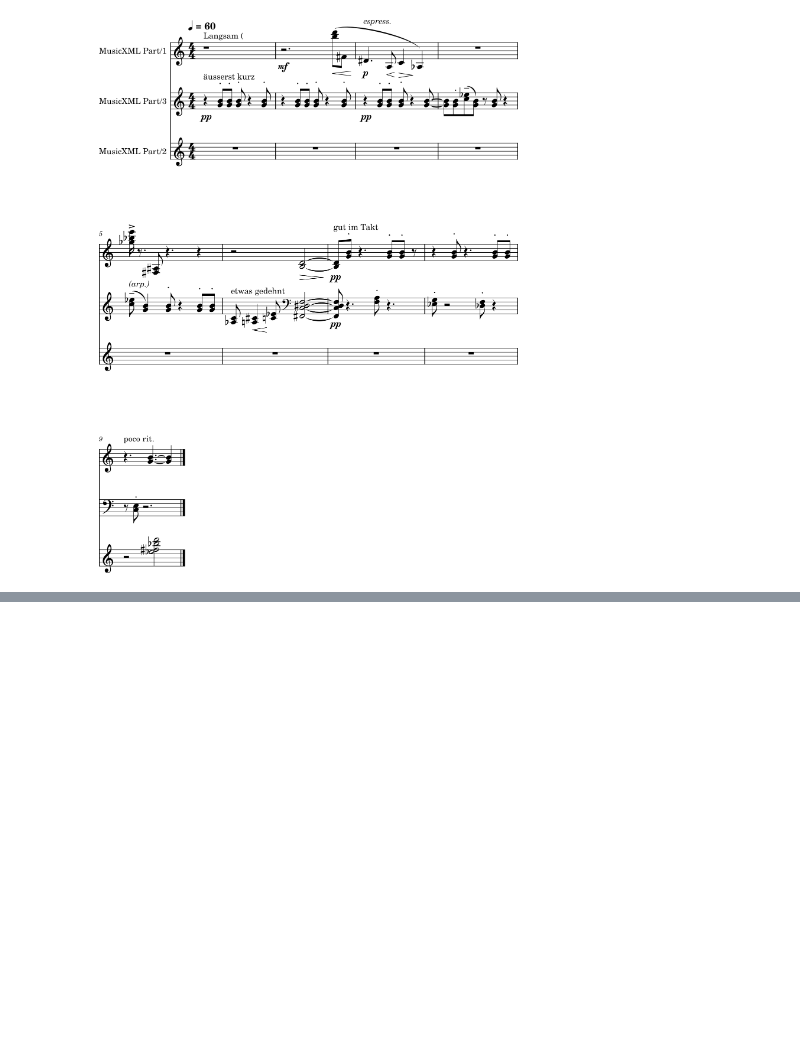
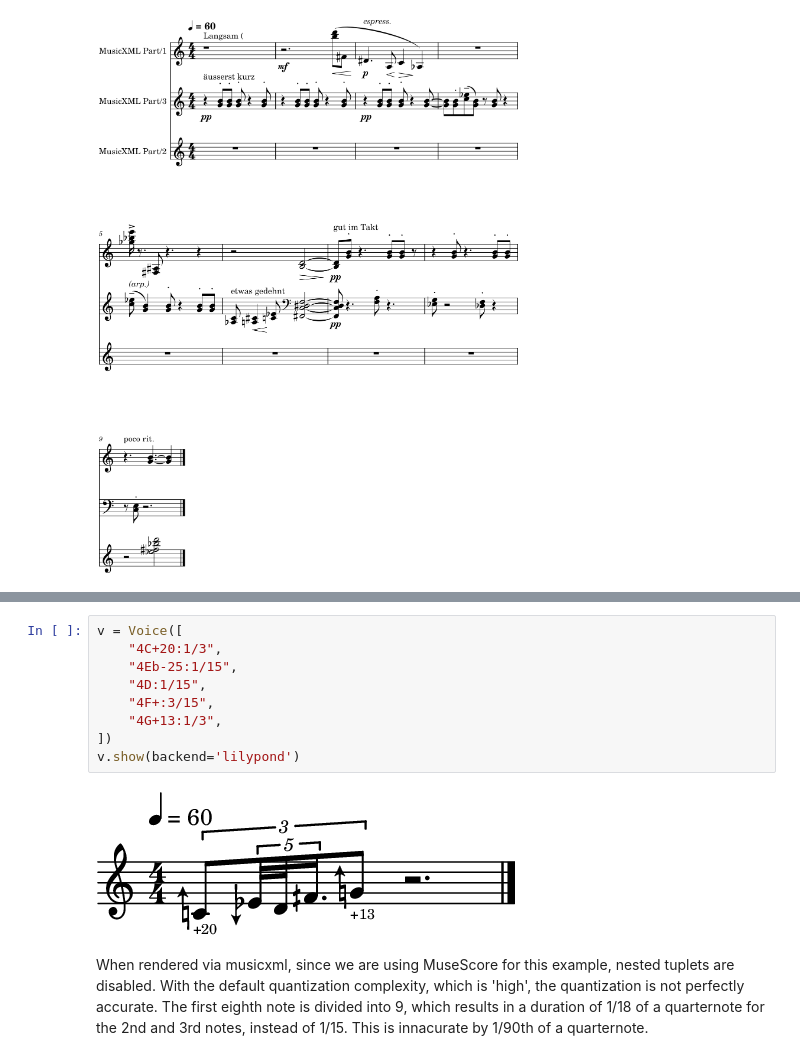
Before and after one commit to gesellkammer/maelzel, a Jupyter notebook: docs/notebooks/musicxmlio.ipynb, the cells around one changed output, grey strips where cells are left out. Drawn from its saved outputs; the diff is of its cells as text; blank space fills up the shorter version.

```diff
--- a/docs/notebooks/musicxmlio.ipynb
+++ b/docs/notebooks/musicxmlio.ipynb
@@ -23,0 +55,13 @@ s.show(backend='musicxml')
+# %%
+v = Voice([
+    "4C+20:1/3",
+    "4Eb-25:1/15",
+    "4D:1/15",
+    "4F+:3/15",
+    "4G+13:1/3",
+])
+v.show(backend='lilypond')
+# %% [output]
+[figure, added]
+# %% [markdown]
+When rendered via musicxml, since we are using MuseScore for this example, nested tuplets are disabled. With the default quantization complexity, which is 'high', the quantization is not perfectly accurate. The first eighth note is divided into 9, which results in a duration of 1/18 of a quarternote for the 2nd and 3rd notes, instead of 1/15. This is innacurate by 1/90th of a quarternote.
```
Also changed, not shown: parts of 7 cells of this notebook, 9 other files.
